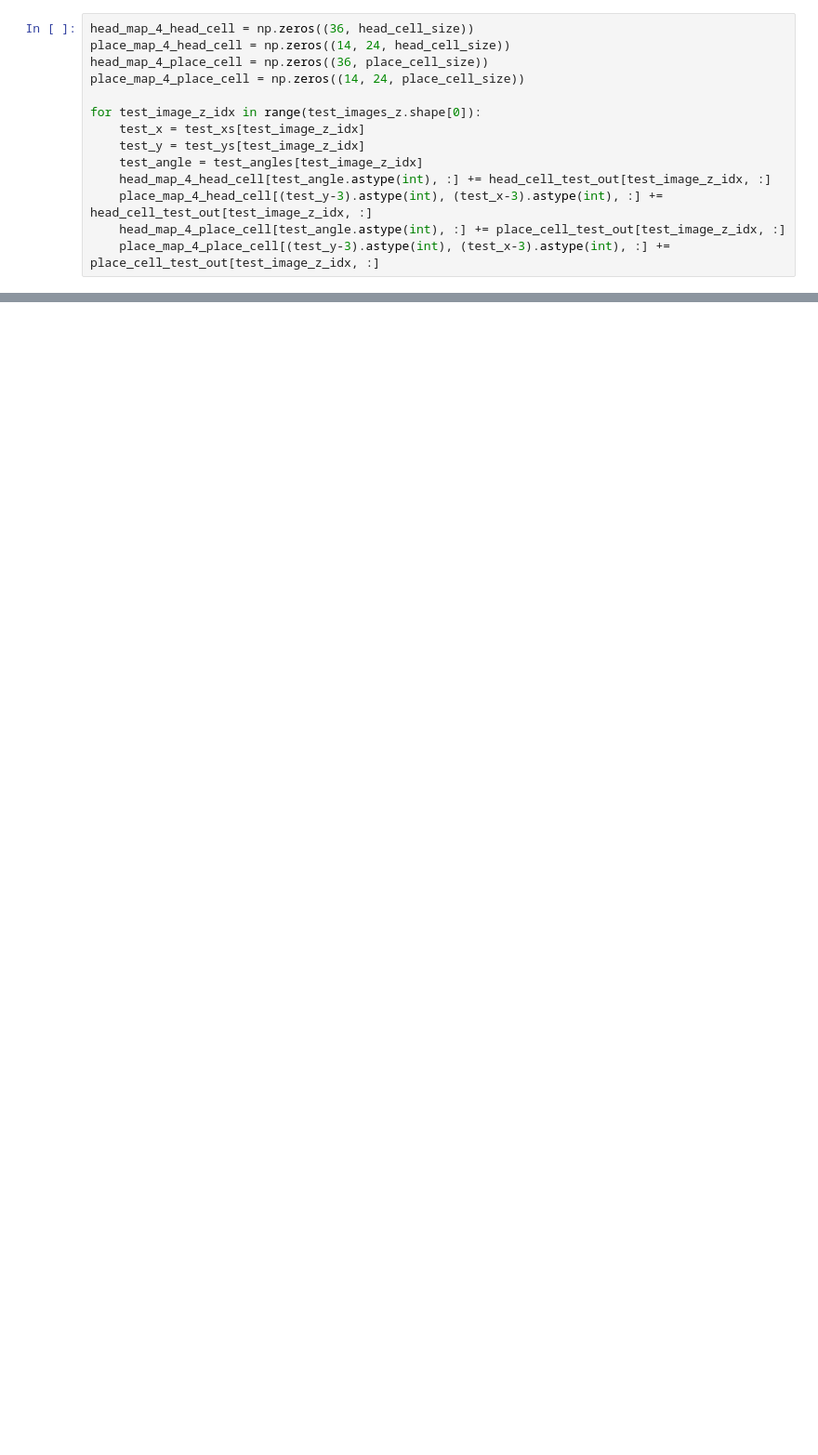
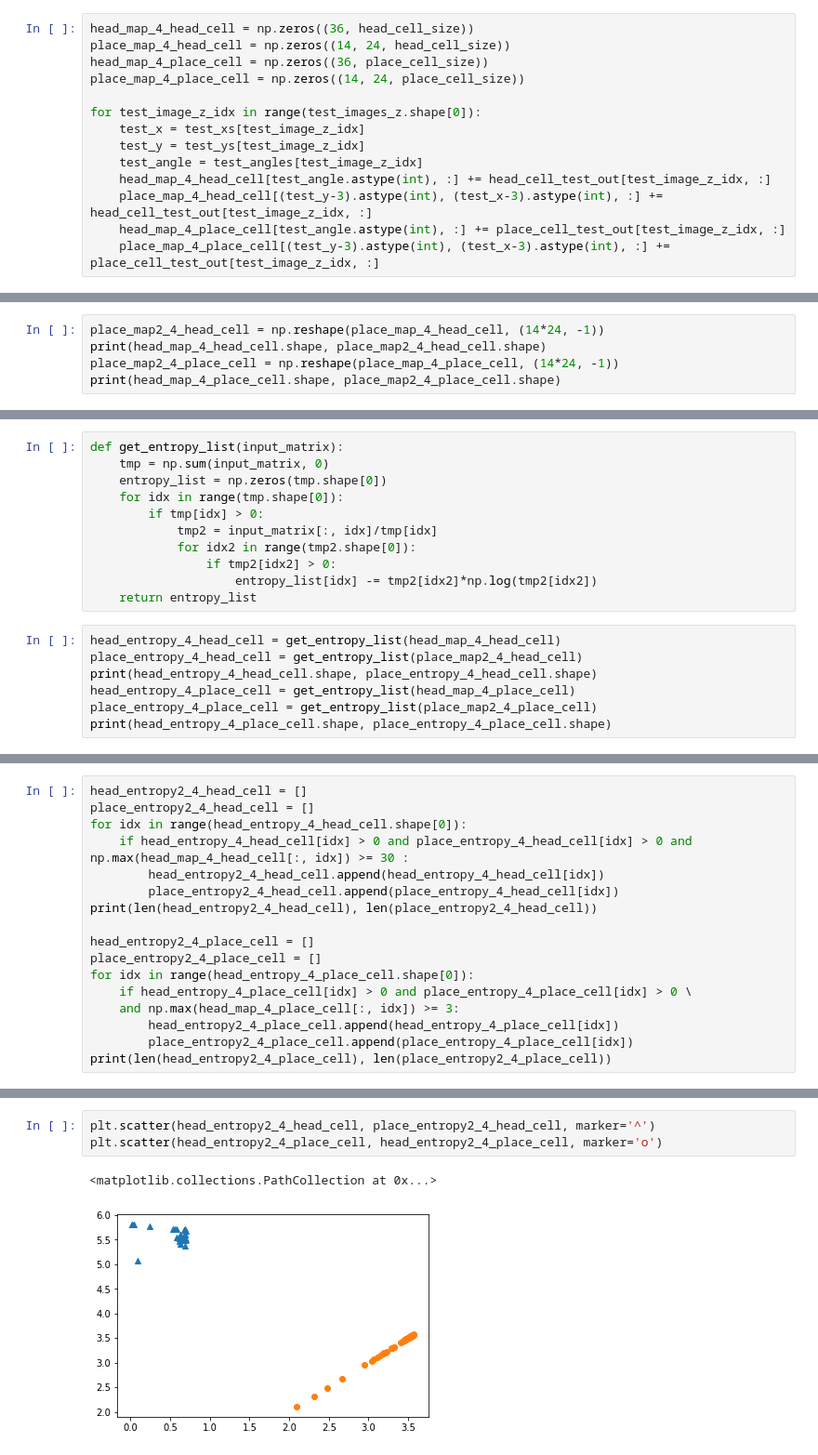
Before and after one commit to mislam5285/Unsupervised-Representation-Learning, a Jupyter notebook: Test4.ipynb, the cells around one changed output, grey strips where cells are left out. Shown at 93% size. Cells and saved outputs as stored; diff of their text form; blank space fills up the shorter version.

```diff
--- a/Test4.ipynb
+++ b/Test4.ipynb
@@ -345,0 +351,5 @@ plt.show()
+# %%
+place_map2_4_head_cell = np.reshape(place_map_4_head_cell, (14*24, -1))
+print(head_map_4_head_cell.shape, place_map2_4_head_cell.shape)
+place_map2_4_place_cell = np.reshape(place_map_4_place_cell, (14*24, -1))
+print(head_map_4_place_cell.shape, place_map2_4_place_cell.shape)
@@ -345,0 +359,18 @@ plt.show()
+# %%
+def get_entropy_list(input_matrix):
+    tmp = np.sum(input_matrix, 0)
+    entropy_list = np.zeros(tmp.shape[0])
+    for idx in range(tmp.shape[0]):
+        if tmp[idx] > 0:
+            tmp2 = input_matrix[:, idx]/tmp[idx]
+            for idx2 in range(tmp2.shape[0]):
+                if tmp2[idx2] > 0:
+                    entropy_list[idx] -= tmp2[idx2]*np.log(tmp2[idx2])
+    return entropy_list
+# %%
+head_entropy_4_head_cell = get_entropy_list(head_map_4_head_cell)
+place_entropy_4_head_cell = get_entropy_list(place_map2_4_head_cell)
+print(head_entropy_4_head_cell.shape, place_entropy_4_head_cell.shape)
+head_entropy_4_place_cell = get_entropy_list(head_map_4_place_cell)
+place_entropy_4_place_cell = get_entropy_list(place_map2_4_place_cell)
+print(head_entropy_4_place_cell.shape, place_entropy_4_place_cell.shape)
@@ -345,0 +380,17 @@ plt.show()
+# %%
+head_entropy2_4_head_cell = []
+place_entropy2_4_head_cell = []
+for idx in range(head_entropy_4_head_cell.shape[0]):
+    if head_entropy_4_head_cell[idx] > 0 and place_entropy_4_head_cell[idx] > 0 and np.max(head_map_4_head_cell[:, idx]) >= 30 :
+        head_entropy2_4_head_cell.append(head_entropy_4_head_cell[idx])
+        place_entropy2_4_head_cell.append(place_entropy_4_head_cell[idx])
+print(len(head_entropy2_4_head_cell), len(place_entropy2_4_head_cell))
+
+head_entropy2_4_place_cell = []
+place_entropy2_4_place_cell = []
+for idx in range(head_entropy_4_place_cell.shape[0]):
+    if head_entropy_4_place_cell[idx] > 0 and place_entropy_4_place_cell[idx] > 0 \
+    and np.max(head_map_4_place_cell[:, idx]) >= 3:
+        head_entropy2_4_place_cell.append(head_entropy_4_place_cell[idx])
+        place_entropy2_4_place_cell.append(place_entropy_4_place_cell[idx])
+print(len(head_entropy2_4_place_cell), len(place_entropy2_4_place_cell))
@@ -345,0 +400,6 @@ plt.show()
+# %%
+plt.scatter(head_entropy2_4_head_cell, place_entropy2_4_head_cell, marker='^')
+plt.scatter(head_entropy2_4_place_cell, head_entropy2_4_place_cell, marker='o')
+# %% [output]
+<matplotlib.collections.PathCollection at 0x...>
+[figure, added]
```
Also changed, not shown: parts of 7 cells of this notebook, 1 other file.
